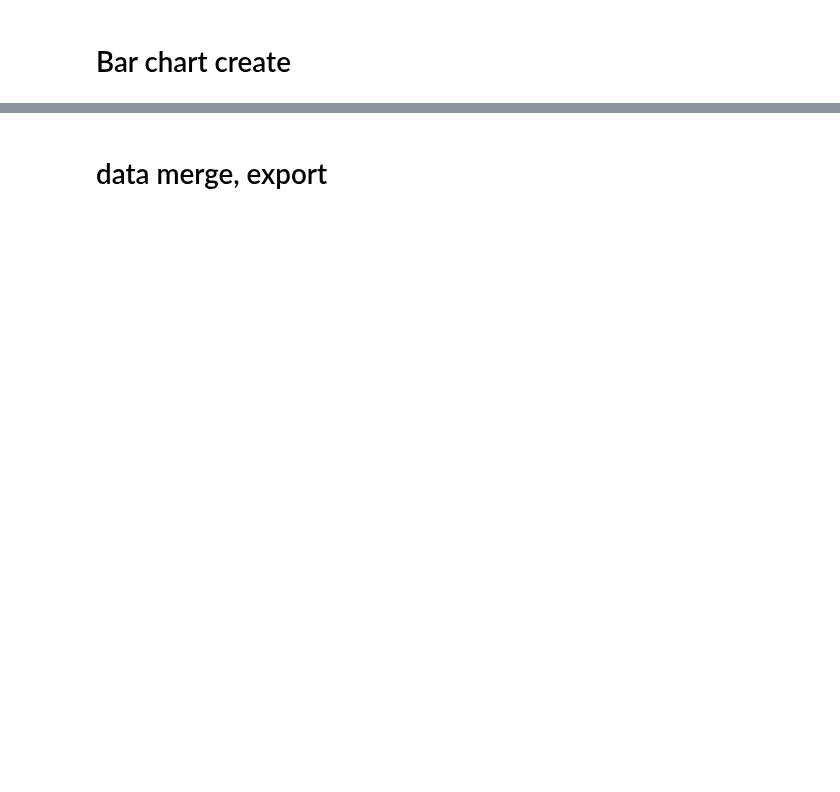
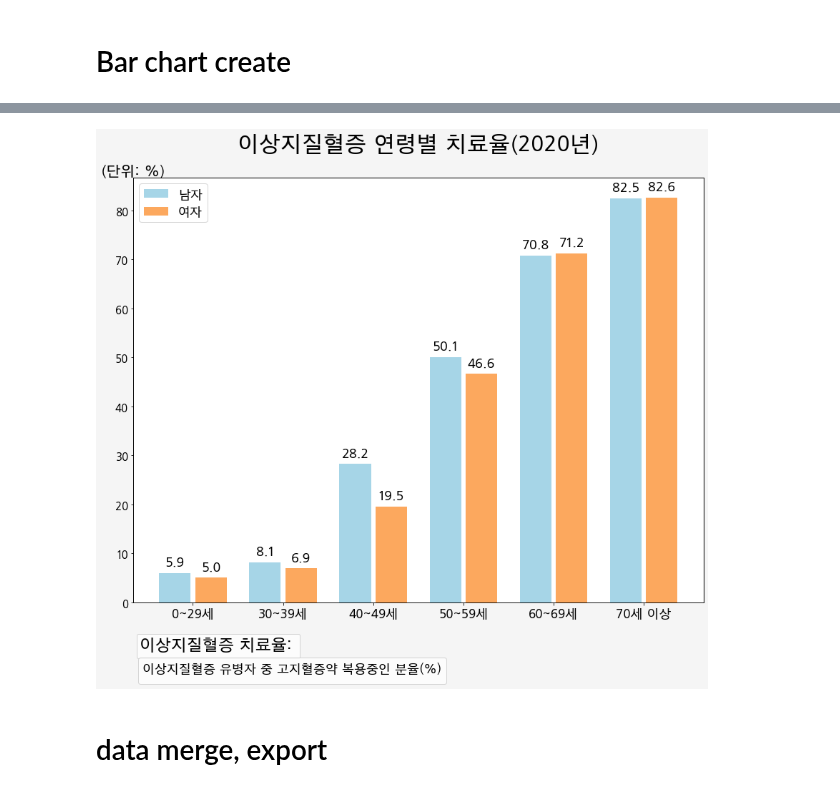
Before and after one commit to juseful/FactSheet2020, a Jupyter notebook: 02_질환별_03이상지질혈증.ipynb, the cells around one changed output, grey strips where cells are left out. Saved outputs shown, nothing was run; the diff lists cells and outputs as text; code cells hidden in the pictures; blank space fills up the shorter version.

```diff
--- a/02_질환별_03이상지질혈증.ipynb
+++ b/02_질환별_03이상지질혈증.ipynb
@@ -53,8 +53,8 @@ data.loc[ data['AGE'] > 69                      ,'AGEGRP'] = '70세 이상'
 data_m = data.drop(data.loc[data['GEND_CD']=='F'].index)
 data_f = data.drop(data.loc[data['GEND_CD']=='M'].index)
 # %%
-# data_ctrl_m = dysl_ctrl.drop(dysl_ctrl.loc[dysl_ctrl['GEND_CD']=='F'].index)
-# data_ctrl_f = dysl_ctrl.drop(dysl_ctrl.loc[dysl_ctrl['GEND_CD']=='M'].index)
+data_ctrl_m = dysl_ctrl.drop(dysl_ctrl.loc[dysl_ctrl['GEND_CD']=='F'].index)
+data_ctrl_f = dysl_ctrl.drop(dysl_ctrl.loc[dysl_ctrl['GEND_CD']=='M'].index)
 # %% [markdown]
 ## pivot table create
 # %%
@@ -388,0 +635,77 @@ No handles with labels found to put in legend.
+# %%
+value01 = dysl_ctrl_per_m.iloc[1,:-1]
+value02 = dysl_ctrl_per_f.iloc[1,:-1]
+
+x = np.arange(len(labels))  # the label locations # all 값이 list에는 포함되지 않았기 때문임.
+width = 0.35  # the width of the bars
+
+# fig, ax = plt.subplots()
+fig, ax = plt.subplots(figsize=(12, 11)) # 캔버스 배경 사이즈 설정
+
+fig.set_facecolor('whitesmoke') ## 캔버스 배경색 설정
+rects1 = ax.bar(x - 0.2, value01, width, label='남자',color=plt.get_cmap('RdYlBu')(np.linspace(0.15, 0.85,np.array(dysl_ctrl_per_m.iloc[0,:-1]).shape[0]))[4])
+rects2 = ax.bar(x + 0.2, value02, width, label='여자',color=plt.get_cmap('RdYlBu')(np.linspace(0.15, 0.85,np.array(dysl_ctrl_per_m.iloc[0,:-1]).shape[0]))[1])
+
+# Add some text for labels, title and custom x-axis tick labels, etc.
+ax.set_title('이상지질혈증 연령별 치료율(2020년)\n',fontsize=30)
+ax.set_ylabel(
+                '(단위: %)' # 표시값
+                 ,labelpad=-70 # 여백값 설정
+                ,fontsize=20 # 글씨크기 설정
+                ,rotation=0 # 회전값 조정
+#                 ,ha='center' # 위치조정
+                ,loc='top' # 위치조정, ha와 동시에 사용은 불가함.
+            )
+ax.yaxis.set_tick_params(labelsize=15) # y축 표시값 글씨크기 조정
+ax.set_xticks(x)
+ax.set_xticklabels(
+                   labels[0:len(labels)] # all 값이 list에는 포함되지 않았기 때문임.
+                  , fontsize=17
+                  )
+ax.legend(fontsize=17)
+
+# bar위에 값 label 표시
+def autolabel(rects):
+    """Attach a text label above each bar in *rects*, displaying its height."""
+    for rect in rects:
+        height = rect.get_height()
+        ax.annotate(height,
+                    xy=(rect.get_x() + rect.get_width() / 2, height),
+                    xytext=(0, 8),  # 3 points vertical offset
+                    textcoords="offset points",
+                    ha='center', va='bottom'
+                   ,fontsize=18
+                   )
+
+autolabel(rects1)
+autolabel(rects2)
+
+# multiple legend
+def twinx(self):
+    ax2 = self._make_twin_axes(sharex=self)
+    # ax2.yaxis.tick_right()
+    ax2.yaxis.set_visible(False)
+    # ax2.yaxis.set_label_position('right')
+    # ax2.yaxis.set_offset_position('right')
+    ax2.set_autoscalex_on(self.get_autoscalex_on())
+    self.yaxis.tick_left()
+    ax2.xaxis.set_visible(False)
+    ax2.patch.set_visible(False)
+    return ax2
+
+ax2 = twinx(ax)
+ax3 = twinx(ax)
+lg1 = ax2.legend(bbox_to_anchor=(0,-0.14), title='이상지질혈증 치료율: ', title_fontsize = 22 ,ncol=1  ,loc='lower left')
+lg2 = ax3.legend(bbox_to_anchor=(0,-0.205), title='이상지질혈증 유병자 중 고지혈증약 복용중인 분율(%)', title_fontsize = 17 ,ncol=1,loc='lower left' ,fontsize=15)
+
+fig.tight_layout()
+
+plt.savefig("{}/02_03이상지질혈증_04연령별치료율.png".format(workdir[:-5])
+            ,bbox_extra_artists=(lg1,lg2)
+            ,bbox_inches='tight'
+            )
+
+# plt.savefig("{}/dysl_ctrl_mf.png".format(workdir),edgecolor="black")
+
+# plt.show()
+# %% [output]
@@ -389,2 +714,3 @@ No handles with labels found to put in legend.
+[figure, added]
 # %% [markdown]
 # data merge, export
```
Also changed, not shown: parts of 13 cells of this notebook.
